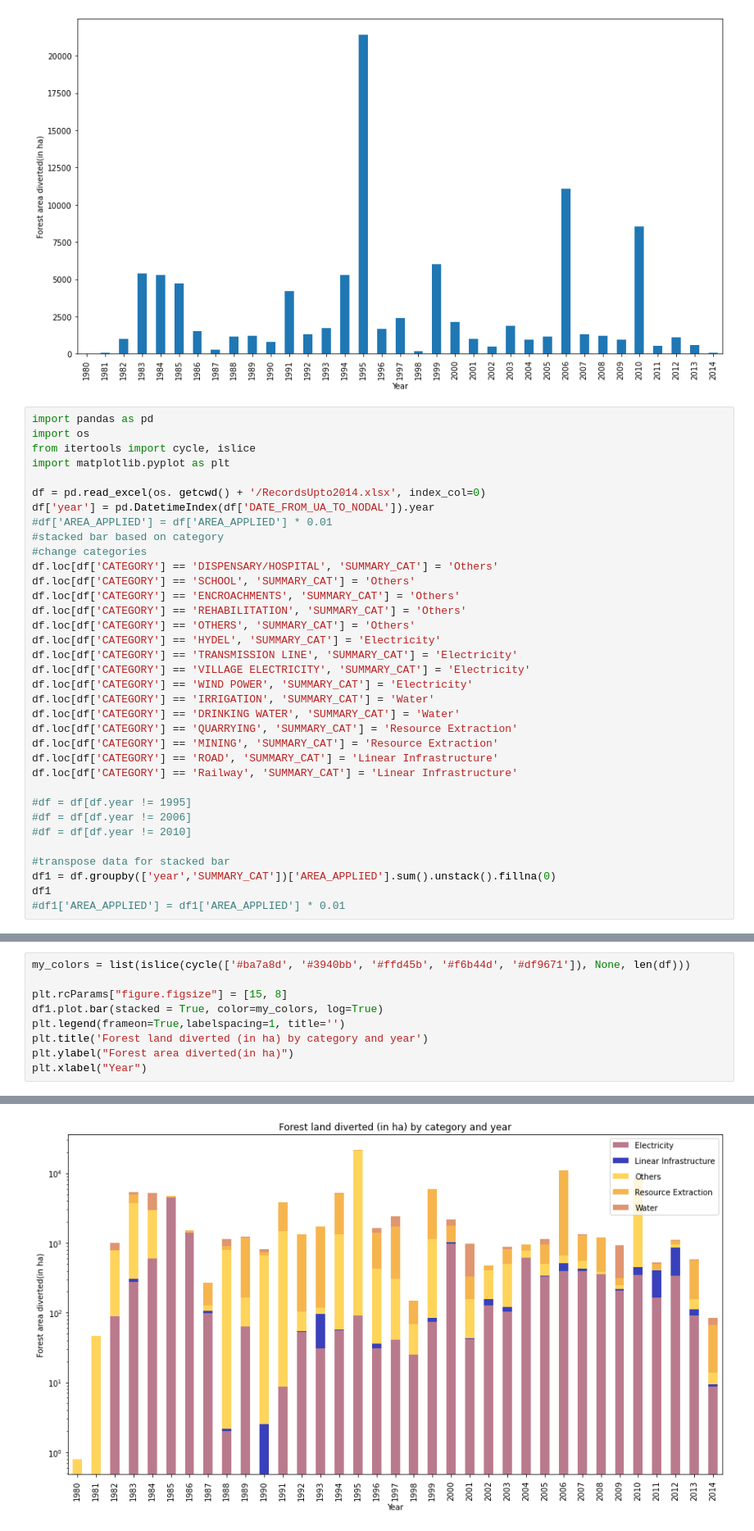
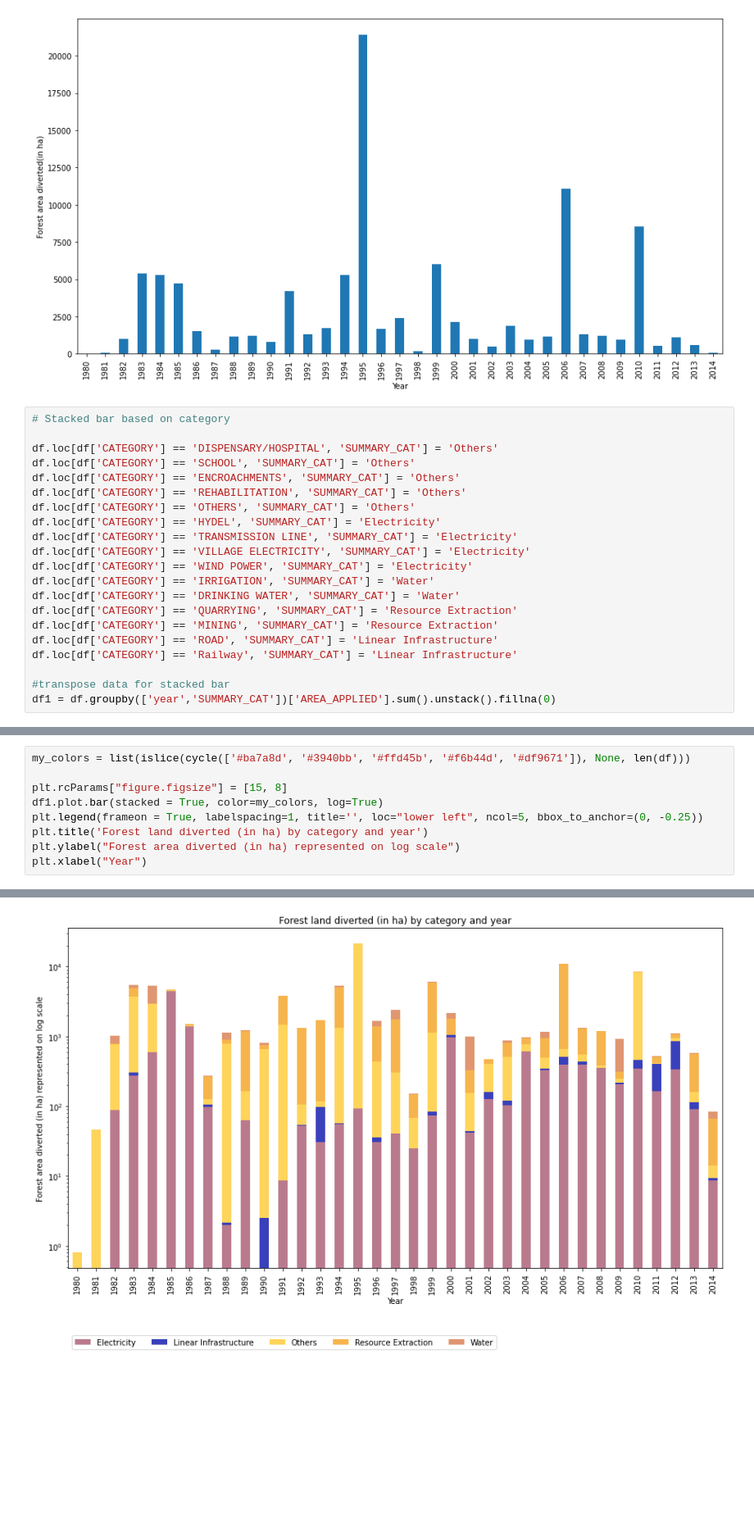
Before and after one commit to VwakeM/ForestClearanceKMLs, a Jupyter notebook: ForestLossVisualization.ipynb, the cells around one changed output, grey strips where cells are left out. Shown: that part at 82% size. Drawn from its saved outputs; the diff is of its cells as text; blank space fills up the shorter version.

Commit message:
Code cleanup and updated legend.

```diff
--- a/ForestLossVisualization.ipynb
+++ b/ForestLossVisualization.ipynb
@@ -17,16 +18,8 @@ df2.plot.bar(x='year', y='area', rot=90).set(ylabel ="Forest area diverted(in ha
 [Text(0, 0.5, 'Forest area diverted(in ha)'), Text(0.5, 0, 'Year')]
 [figure]
 # %%
-import pandas as pd
-import os
-from itertools import cycle, islice
-import matplotlib.pyplot as plt
+# Stacked bar based on category
 
-df = pd.read_excel(os. getcwd() + '/RecordsUpto2014.xlsx', index_col=0)
-df['year'] = pd.DatetimeIndex(df['DATE_FROM_UA_TO_NODAL']).year
-#df['AREA_APPLIED'] = df['AREA_APPLIED'] * 0.01
-#stacked bar based on category
-#change categories
 df.loc[df['CATEGORY'] == 'DISPENSARY/HOSPITAL', 'SUMMARY_CAT'] = 'Others'
 df.loc[df['CATEGORY'] == 'SCHOOL', 'SUMMARY_CAT'] = 'Others'
 df.loc[df['CATEGORY'] == 'ENCROACHMENTS', 'SUMMARY_CAT'] = 'Others'
@@ -43,11 +36,5 @@ df.loc[df['CATEGORY'] == 'MINING', 'SUMMARY_CAT'] = 'Resource Extraction'
 df.loc[df['CATEGORY'] == 'ROAD', 'SUMMARY_CAT'] = 'Linear Infrastructure'
 df.loc[df['CATEGORY'] == 'Railway', 'SUMMARY_CAT'] = 'Linear Infrastructure'
 
-#df = df[df.year != 1995]
-#df = df[df.year != 2006]
-#df = df[df.year != 2010]
-
 #transpose data for stacked bar
 df1 = df.groupby(['year','SUMMARY_CAT'])['AREA_APPLIED'].sum().unstack().fillna(0)
-df1
-#df1['AREA_APPLIED'] = df1['AREA_APPLIED'] * 0.01
@@ -73,12 +41,12 @@ df1
 # %%
 my_colors = list(islice(cycle(['#ba7a8d', '#3940bb', '#ffd45b', '#f6b44d', '#df9671']), None, len(df)))
 
 plt.rcParams["figure.figsize"] = [15, 8]
 df1.plot.bar(stacked = True, color=my_colors, log=True)
-plt.legend(frameon=True,labelspacing=1, title='')
+plt.legend(frameon = True, labelspacing=1, title='', loc="lower left", ncol=5, bbox_to_anchor=(0, -0.25))
 plt.title('Forest land diverted (in ha) by category and year')
-plt.ylabel("Forest area diverted(in ha)")
+plt.ylabel("Forest area diverted (in ha) represented on log scale")
 plt.xlabel("Year")
 # %% [output]
 Text(0.5, 0, 'Year')
-[figure, old version]
+[figure, new version]
```
Also changed, not shown: parts of 3 cells of this notebook.
